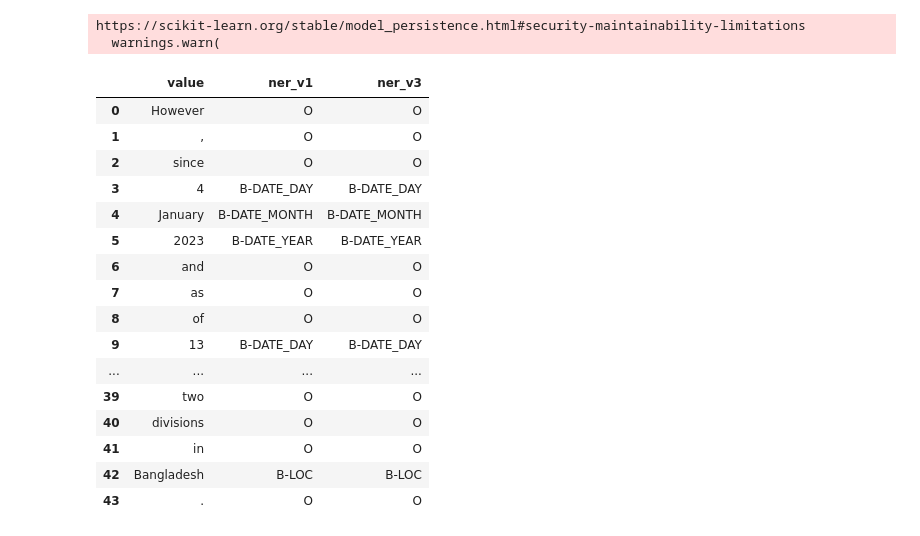
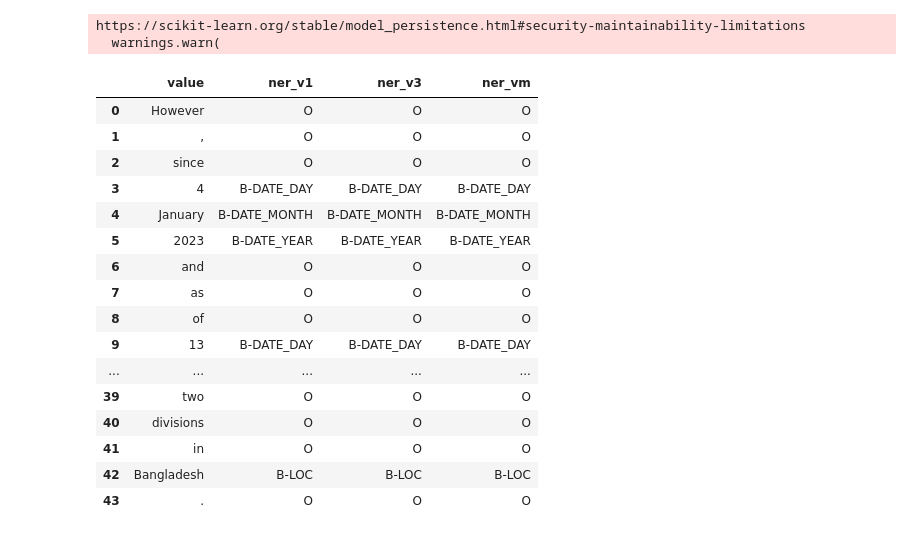
Before and after one commit to csanny/Survice-BERT, a Jupyter notebook: predict.ipynb, the cells around one changed output. Drawn from its saved outputs; the diff is of its cells as text; code cells hidden in the pictures.

```diff
--- a/predict.ipynb
+++ b/predict.ipynb
@@ -52,30 +52,44 @@ model_v3 = torch.load('/content/Survice-BERT_V3_32-32.pt')
 # %% [output]
 https://scikit-learn.org/stable/model_persistence.html#security-maintainability-limitations
   warnings.warn(
+# %%
+def merged_results(predict_result_v1_s, predict_result_v3_s):
+  predict_result_merge = []
+
+  for i in range(len(predict_result_v1_s[1][0])):
+    if predict_result_v1_s[1][0][i] != predict_result_v3_s[1][0][i]:
+      if predict_result_v1_s[1][0][i] in ['B-CASE', 'B-DISEASE', 'I-DISEASE']:
+        predict_result_merge.append(predict_result_v1_s[1][0][i])
+      else:
+        predict_result_merge.append(predict_result_v3_s[1][0][i])
+    else:
+      predict_result_merge.append(predict_result_v3_s[1][0][i])
+
+  return predict_result_merge
 # %%
 sentence1 = 'However, since 4 January 2023 and as of 13 February 2023, 11 cases (10 confirmed and one probable) including eight deaths (Case Fatality Rate (CFR) 73%) have been reported across two divisions in Bangladesh.'
 predict_result_v1 = model_v1.predict_text(sentence1)
 predict_result_v3 = model_v3.predict_text(sentence1)
 
-pd.DataFrame({'value':predict_result_v1[0][0], 'ner_v1':predict_result_v1[1][0] , 'ner_v3':predict_result_v3[1][0] ,})
+pd.DataFrame({'value':predict_result_v1[0][0], 'ner_v1':predict_result_v1[1][0] , 'ner_v3':predict_result_v3[1][0], 'ner_vm': merged_results(predict_result_v1, predict_result_v3)})
 # %% [output]
-|  | value | ner_v1 | ner_v3 |
-| 0 | However | O | O |
-| 1 | , | O | O |
-| 2 | since | O | O |
-| 3 | 4 | B-DATE_DAY | B-DATE_DAY |
-| 4 | January | B-DATE_MONTH | B-DATE_MONTH |
-| 5 | 2023 | B-DATE_YEAR | B-DATE_YEAR |
-| 6 | and | O | O |
-| 7 | as | O | O |
-| 8 | of | O | O |
-| 9 | 13 | B-DATE_DAY | B-DATE_DAY |
-| ... | ... | ... | ... |
-| 39 | two | O | O |
-| 40 | divisions | O | O |
-| 41 | in | O | O |
-| 42 | Bangladesh | B-LOC | B-LOC |
-| 43 | . | O | O |
+|  | value | ner_v1 | ner_v3 | ner_vm |
+| 0 | However | O | O | O |
+| 1 | , | O | O | O |
+| 2 | since | O | O | O |
+| 3 | 4 | B-DATE_DAY | B-DATE_DAY | B-DATE_DAY |
+| 4 | January | B-DATE_MONTH | B-DATE_MONTH | B-DATE_MONTH |
+| 5 | 2023 | B-DATE_YEAR | B-DATE_YEAR | B-DATE_YEAR |
+| 6 | and | O | O | O |
+| 7 | as | O | O | O |
+| 8 | of | O | O | O |
+| 9 | 13 | B-DATE_DAY | B-DATE_DAY | B-DATE_DAY |
+| ... | ... | ... | ... | ... |
+| 39 | two | O | O | O |
+| 40 | divisions | O | O | O |
+| 41 | in | O | O | O |
+| 42 | Bangladesh | B-LOC | B-LOC | B-LOC |
+| 43 | . | O | O | O |
 # %%
 sentence2 = 'From 1 November 2022 to 27 January 2023, a total of 559 cases of meningitis (of which 111 are laboratory confirmed), including 18 deaths (overall CFR 3.2%), have been reported from Zinder Region, southeast of Niger, compared to the 231 cases reported during 1 November 2021 to 31 January 2022.'
 predict_result_v1 = model_v1.predict_text(sentence2)
```
Also changed, not shown: parts of 2 cells of this notebook.
